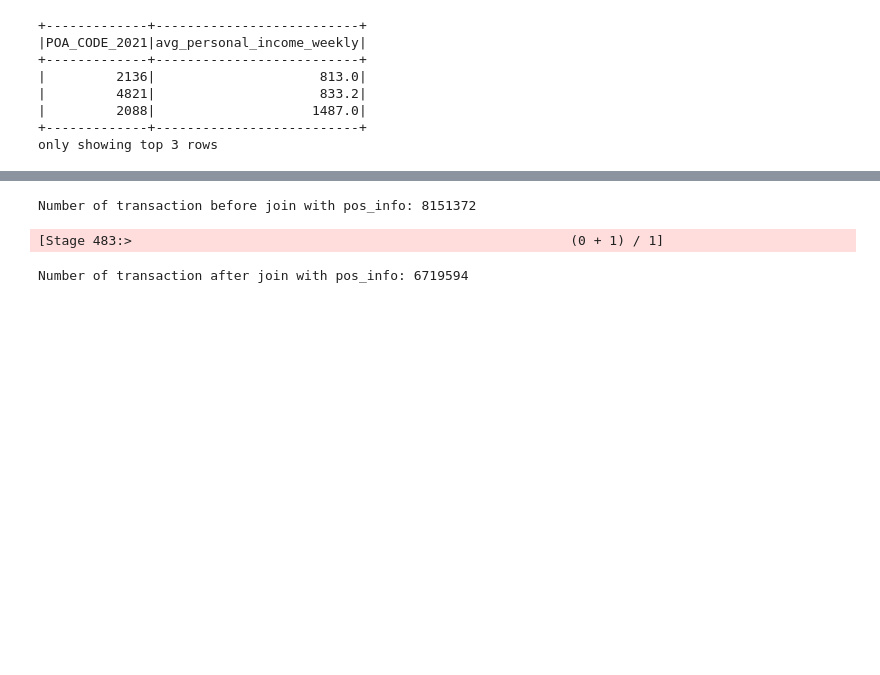
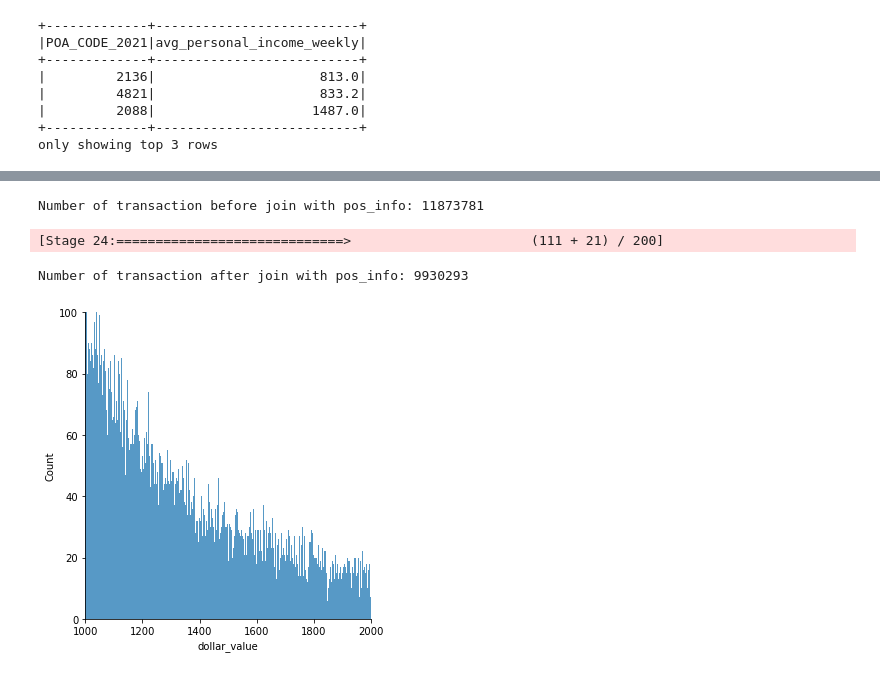
Before and after one commit to MAST30034-Applied-Data-Science/generic-buy-now-pay-later-project-group-28, a Jupyter notebook: notebooks/external.ipynb, the cells around one changed output, grey strips where cells are left out. Saved outputs shown, nothing was run; the diff lists cells and outputs as text; code cells hidden in the pictures; blank space fills up the shorter version.

Commit message:
partial distribution plots

```diff
--- a/notebooks/external.ipynb
+++ b/notebooks/external.ipynb
@@ -14,6 +26,6 @@ spark = (
 # %%
 ## read main and external dataset
-curated_csv = spark.read.options(header = True).csv('../data/curated/full_data.csv')
+curated_csv = spark.read.options(header = True).csv('../data/curated/clean-data.csv')
 postcode_SA2 = spark.read.options(header = True).csv('../data/tables/postcode_SA2.csv')
 population = spark.read.options(header = True).csv('../data/tables/2021Census_G01_AUST_SA2.csv')
 income = spark.read.options(header = True).csv('../data/tables/2021Census_G02_AUST_SA2.csv')
@@ -151,6 +154,15 @@ curated_csv_new.limit(3)
 print('Number of transaction before join with pos_info:', str(curated_csv.count()))
 print('Number of transaction after join with pos_info:', str(curated_csv_new.count()))
 # %% [output]
-Number of transaction before join with pos_info: 8151372
+Number of transaction before join with pos_info: 11873781
-[Stage 483:>                                                        (0 + 1) / 1]
+[Stage 24:=============================>                       (111 + 21) / 200]
-Number of transaction after join with pos_info: 6719594
+Number of transaction after join with pos_info: 9930293
+# %%
+curated_csv_sample = curated_csv.sample(0.1).select('dollar_value')
+curated_csv_new_sample = curated_csv_new.sample(0.1).select('dollar_value')
+# %%
+curated_csv_new_sample = curated_csv_new_sample.toPandas()
+curated_csv_sample = curated_csv_sample.toPandas()
+# %%
+curated_csv_new_sample['dollar_value']=curated_csv_new_sample['dollar_value'].astype(float)
+curated_csv_sample['dollar_value']=curated_csv_sample['dollar_value'].astype(float)
@@ -156,0 +172,7 @@ Number of transaction after join with pos_info: 6719594
+# %%
+sns.displot(curated_csv_sample, x='dollar_value')
+plt.xlim(1000, 2000)
+plt.ylim(0,100)
+plt.show()
+# %% [output]
+[figure, added]
```
Also changed, not shown: parts of 13 cells of this notebook, 1 other file.
